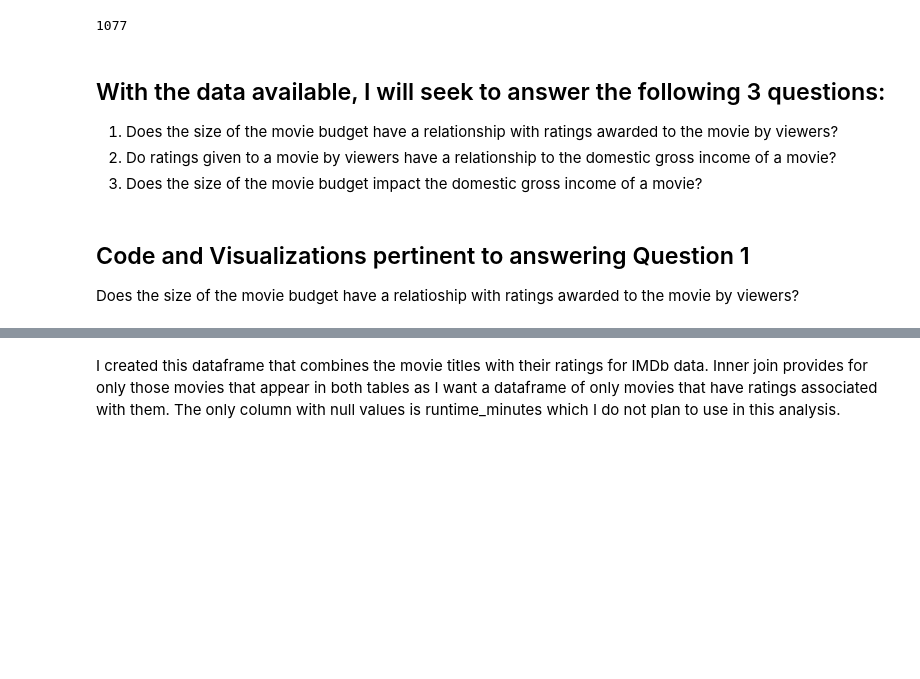
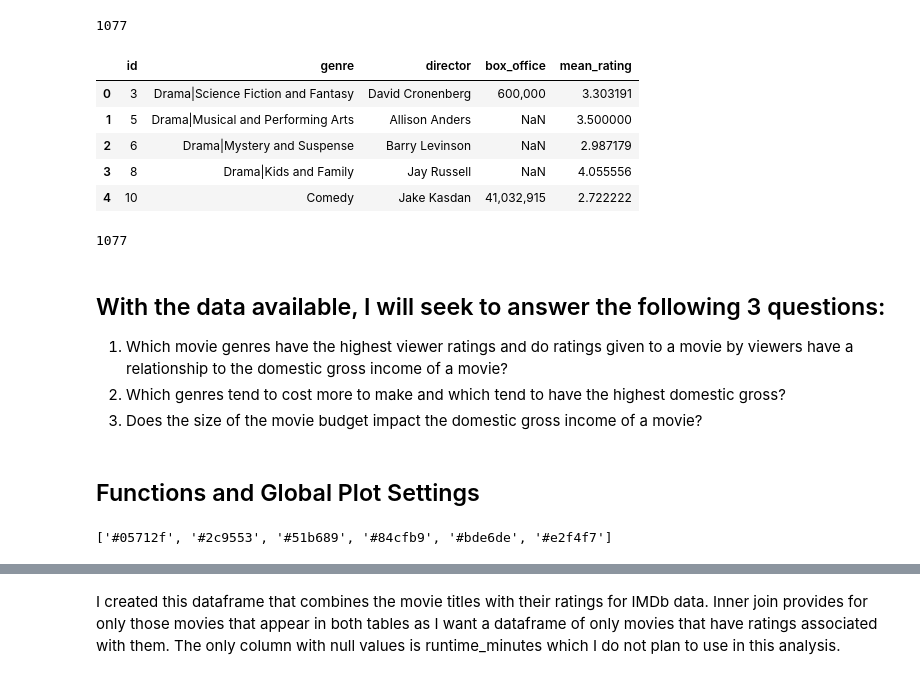
Before and after one commit to JenniferLavoie/DSFirstProject, a Jupyter notebook: student.ipynb, the cells around one changed output, grey strips where cells are left out. Saved outputs shown, nothing was run; the diff lists cells and outputs as text; code cells hidden in the pictures; blank space fills up the shorter version.

```diff
--- a/student.ipynb
+++ b/student.ipynb
@@ -424,13 +431,36 @@ This dataframe I created gives only the ID of the movie and the mean rating of t
 print(len(rt_df3)) #1077
 # %% [output]
 1077
+# %%
+rt_combine = pd.merge(rt_df1, rt_df3, how = 'inner', left_on ='id', right_on ='id')
+
+# Dropping some columns that won't pertain to this analysis for readability
+rt_combine.drop(['synopsis', 'rating', 'writer', 'theater_date', 'dvd_date', 'currency',
+                'runtime', 'studio'], axis=1, inplace=True)
+
+rt_combine.head()
+# %% [output]
+|  | id | genre | director | box_office | mean_rating |
+| 0 | 3 | Drama|Science Fiction and Fantasy | David Cronenberg | 600,000 | 3.303191 |
+| 1 | 5 | Drama|Musical and Performing Arts | Allison Anders | NaN | 3.500000 |
+| 2 | 6 | Drama|Mystery and Suspense | Barry Levinson | NaN | 2.987179 |
+| 3 | 8 | Drama|Kids and Family | Jay Russell | NaN | 4.055556 |
+| 4 | 10 | Comedy | Jake Kasdan | 41,032,915 | 2.722222 |
+# %%
+print(len(rt_combine)) #1077
+# %% [output]
+1077
 # %% [markdown]
 ## With the data available, I will seek to answer the following 3 questions:
 
-1.  Does the size of the movie budget have a relationship with ratings awarded to the movie by viewers?
-2.  Do ratings given to a movie by viewers have a relationship to the domestic gross income of a movie?
+1.  Which movie genres have the highest viewer ratings and do ratings given to a movie by viewers have a relationship to the domestic gross income of a movie?
+2.  Which genres tend to cost more to make and which tend to have the highest domestic gross?
 3.  Does the size of the movie budget impact the domestic gross income of a movie?
-# %% [markdown]
-## Code and Visualizations pertinent to answering Question 1
-
-Does the size of the movie budget have a relatioship with ratings awarded to the movie by viewers?
+# %% [markdown]
+## Functions and Global Plot Settings
+# %%
+# code to access the hex codes for my seaborn color pallette
+pal = sns.color_palette('BuGn_r')
+pal.as_hex()
+# %% [output]
+['#05712f', '#2c9553', '#51b689', '#84cfb9', '#bde6de', '#e2f4f7']
```
Also changed, not shown: parts of 110 cells of this notebook.
